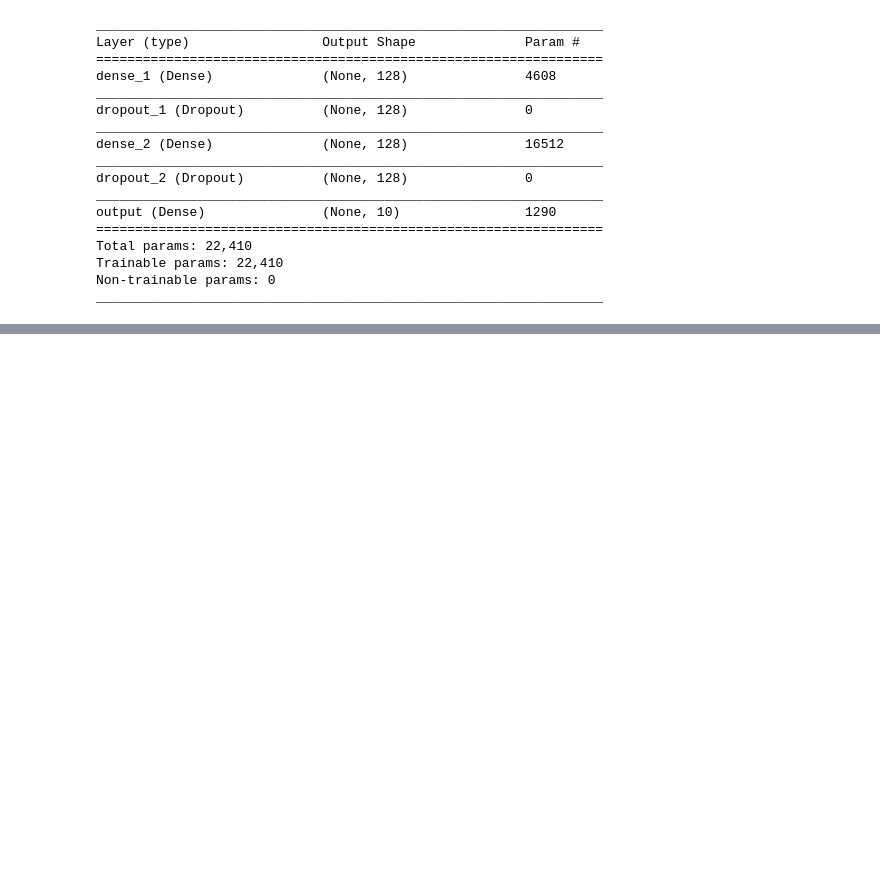
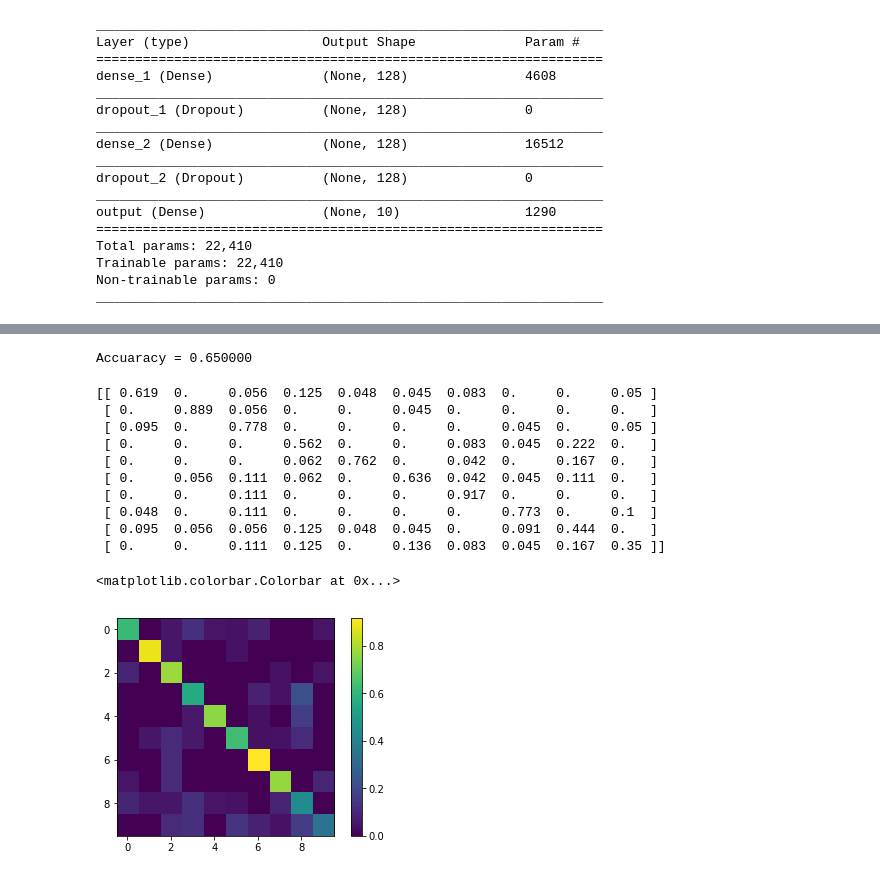
Before and after one commit to zhuqinghahaha/project_machine-leanring, a Jupyter notebook: Project-music genre classification .ipynb, the cells around one changed output, grey strips where cells are left out. Saved outputs shown, nothing was run; the diff lists cells and outputs as text; code cells hidden in the pictures; blank space fills up the shorter version.

```diff
--- a/Project-music genre classification .ipynb
+++ b/Project-music genre classification .ipynb
@@ -426,0 +427,5 @@ Epoch 100/100
+# %%
+Mean_X = np.mean(Xy,axis = 0)
+Std_X = np.std(Xy,axis = 0)
+X_scale = (Xy-Mean_X[None,:])/Std_X[None,:]
+X_scale.shape
@@ -426,0 +434,5 @@ Epoch 100/100
+# %%
+Xtr, Xts, ytr, yts = train_test_split(X_scale,y,train_size=ntr, test_size=nts,shuffle=True)
+# %%
+clf = MLPClassifier(hidden_layer_sizes=(nh, ),batch_size=20)
+clf.fit(Xtr_scale, ytr)
@@ -426,0 +447,31 @@ Epoch 100/100
+# %%
+yhat_ts = clf.predict(Xts_scale)
+acc = np.mean(yhat_ts == yts)
+print('Accuaracy = {0:f}'.format(acc))
+# %% [output]
+Accuaracy = 0.650000
+# %%
+from sklearn.metrics import confusion_matrix
+C = confusion_matrix(yts,yhat_ts)
+
+# Normalize the confusion matrix
+Csum = np.sum(C,1)
+C = C / Csum[None,:]
+
+# Print the confusion matrix
+print(np.array_str(C, precision=3, suppress_small=True))
+plt.imshow(C, interpolation='none')
+plt.colorbar()
+# %% [output]
+[[ 0.619  0.     0.056  0.125  0.048  0.045  0.083  0.     0.     0.05 ]
+ [ 0.     0.889  0.056  0.     0.     0.045  0.     0.     0.     0.   ]
+ [ 0.095  0.     0.778  0.     0.     0.     0.     0.045  0.     0.05 ]
+ [ 0.     0.     0.     0.562  0.     0.     0.083  0.045  0.222  0.   ]
+ [ 0.     0.     0.     0.062  0.762  0.     0.042  0.     0.167  0.   ]
+ [ 0.     0.056  0.111  0.062  0.     0.636  0.042  0.045  0.111  0.   ]
+ [ 0.     0.     0.111  0.     0.     0.     0.917  0.     0.     0.   ]
+ [ 0.048  0.     0.111  0.     0.     0.     0.     0.773  0.     0.1  ]
+ [ 0.095  0.056  0.056  0.125  0.048  0.045  0.     0.091  0.444  0.   ]
+ [ 0.     0.     0.111  0.125  0.     0.136  0.083  0.045  0.167  0.35 ]]
+<matplotlib.colorbar.Colorbar at 0x...>
+[figure, added]
```
Also changed, not shown: parts of 8 cells of this notebook.
